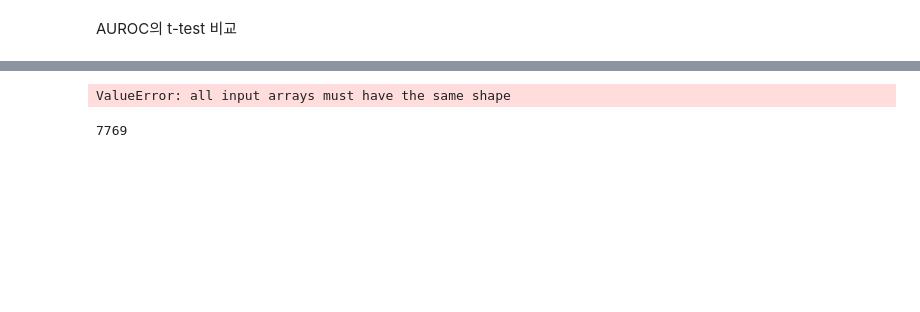
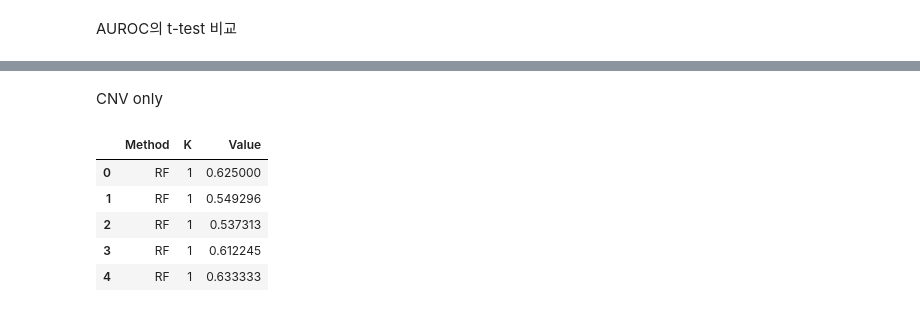
Before and after one commit to 4pygmalion/ASC3, a Jupyter notebook: results/revision/1_3_compare_rf.ipynb, the cells around one changed output, grey strips where cells are left out. Cells and saved outputs as stored; diff of their text form; code cells hidden in the pictures; blank space fills up the shorter version.

```diff
--- a/results/revision/1_3_compare_rf.ipynb
+++ b/results/revision/1_3_compare_rf.ipynb
@@ -107,8 +89,0 @@ IndexError: list index out of range
-# %%
-np.stack(fold_results_rf["fold_instance_y_trues"][i])
-# %% [output]
-ValueError: all input arrays must have the same shape
-# %%
-len(snv_only_ids)
-# %% [output]
-7769
@@ -114,0 +135,57 @@ len(snv_only_ids)
+# %% [markdown]
+CNV only
+# %%
+import numpy as np
+from results.revision.revision_utils import get_cnv_only_case
+from core.metric import Metric
+import matplotlib.pyplot as plt
+
+fold_results_rf_cnv = {"fold_instance_y_trues":list(), "fold_instance_y_probs":list()}
+fold_results_mil_cnv = {"fold_instance_y_trues":list(), "fold_instance_y_probs":list()}
+for fold_idx in range(n_folds):
+    test_ids = fold_results_rf["test_ids"][fold_idx]
+    cnv_only_ids = get_cnv_only_case(patient_dataset[test_ids])
+
+    test_indices = [test_ids.index(snv_id) for snv_id in cnv_only_ids]
+    instance_y_trues = [fold_results_rf["fold_instance_y_trues"][fold_idx][_id] for _id in test_indices]
+    instance_y_probs = [fold_results_rf["fold_instance_y_probs"][fold_idx][_id] for _id in test_indices]
+    fold_results_rf_cnv["fold_instance_y_trues"].append(instance_y_trues)
+    fold_results_rf_cnv["fold_instance_y_probs"].append(instance_y_probs)
+
+    instance_y_trues = [fold_results_mil["fold_instance_y_trues"][fold_idx][_id] for _id in test_indices]
+    instance_y_probs = [fold_results_mil["fold_instance_y_probs"][fold_idx][_id] for _id in test_indices]
+    fold_results_mil_cnv["fold_instance_y_trues"].append(instance_y_trues)
+    fold_results_mil_cnv["fold_instance_y_probs"].append(instance_y_probs)
+
+ks = [1, 2, 3, 4, 5, 10, 15, 20, 100]
+
+n_folds = len(fold_results_rf["test_ids"])
+performance = np.ones((n_folds, len(ks)))
+
+performnace_rf_cnv = get_topk_folds(
+    fold_results_rf_cnv["fold_instance_y_trues"],
+    fold_results_rf_cnv["fold_instance_y_probs"]
+)
+performnace_mil_cnv = get_topk_folds(
+    fold_results_mil_cnv["fold_instance_y_trues"],
+    fold_results_mil_cnv["fold_instance_y_probs"]
+)
+
+ks = [1, 2, 3, 4, 5, 10, 15, 20, 100]
+performance_rf_cnv = pd.DataFrame(performnace_rf_cnv, columns=ks)
+performance_rf_cnv["Method"] = "RF"
+
+performance_mil_cnv = pd.DataFrame(performnace_mil_cnv, columns=ks)
+performance_mil_cnv["Method"] = "MIL"
+
+
+cnv_topk = pd.concat([performance_rf_cnv,performance_mil_cnv])
+cnv_topk = cnv_topk.melt(id_vars=["Method"], var_name="K", value_name="Value")
+cnv_topk.head()
+# %% [output]
+|  | Method | K | Value |
+| 0 | RF | 1 | 0.625000 |
+| 1 | RF | 1 | 0.549296 |
+| 2 | RF | 1 | 0.537313 |
+| 3 | RF | 1 | 0.612245 |
+| 4 | RF | 1 | 0.633333 |
```
Also changed, not shown: parts of 13 cells of this notebook, 3 other files.
